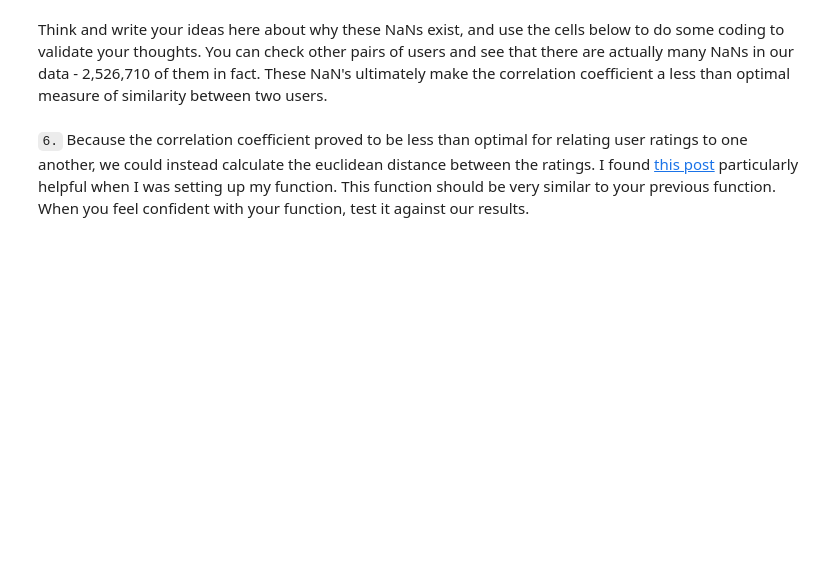
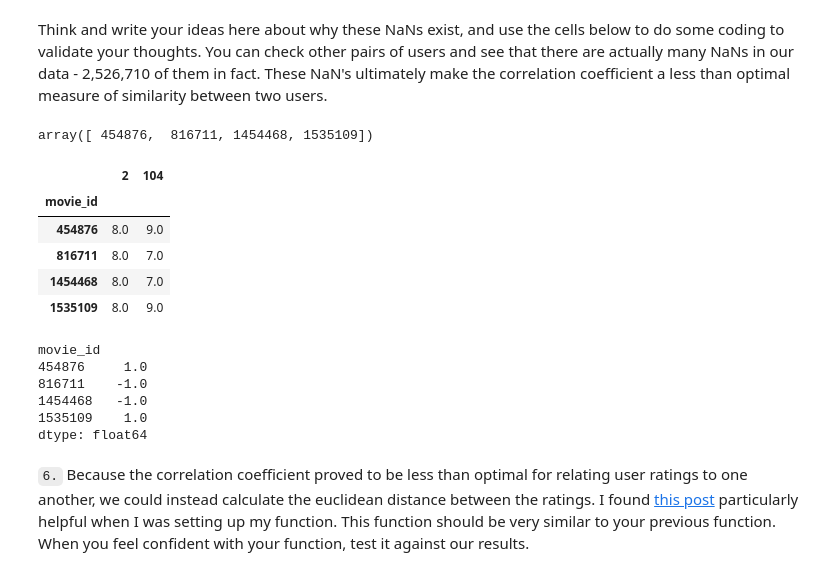
Before and after one commit to venson/Collaborative_Filtering, a Jupyter notebook: Collaborative Filtering.ipynb, the cells around one changed output. Saved outputs shown, nothing was run; the diff lists cells and outputs as text; code cells hidden in the pictures; blank space fills up the shorter version.

```diff
--- a/Collaborative Filtering.ipynb
+++ b/Collaborative Filtering.ipynb
@@ -134,4 +134,5 @@ _____
 # %%
 # Create user-by-item matrix
 user_by_movie = user_items.groupby(['user_id','movie_id']).mean().unstack(1)
+user_by_movie.columns = user_by_movie.columns.droplevel(0)
 # %%
@@ -320,8 +298,36 @@ If the function you wrote passed all of the tests, then you have correctly set u
 Think and write your ideas here about why these NaNs exist, and use the cells below to do some coding to validate your thoughts. You can check other pairs of users and see that there are actually many NaNs in our data - 2,526,710 of them in fact. These NaN's ultimately make the correlation coefficient a less than optimal measure of similarity between two users.
 # %%
 # Which movies did both user 2 and user 104 see?
+user1_movies = movies_to_analyze[2]
+user2_movies = movies_to_analyze[104]
+same_movies = np.intersect1d(user1_movies,user2_movies,assume_unique=True)
+same_movies
+# %% [output]
+array([ 454876,  816711, 1454468, 1535109])
 # %%
 # What were the ratings for each user for those movies?
+matrix = pd.DataFrame(
+    {
+        '2': user_by_movie.loc[2,same_movies],
+        '104': user_by_movie.loc[104,same_movies]
+    })
+matrix
+# %% [output]
+|  | 2 | 104 |
+| movie_id |  |  |
+| 454876 | 8.0 | 9.0 |
+| 816711 | 8.0 | 7.0 |
+| 1454468 | 8.0 | 7.0 |
+| 1535109 | 8.0 | 9.0 |
+# %%
+user_by_movie.loc[104,same_movies]  - user_by_movie.loc[2,same_movies]
+# %% [output]
+movie_id
+454876     1.0
+816711    -1.0
+1454468   -1.0
+1535109    1.0
+dtype: float64
 # %% [markdown]
 `6.` Because the correlation coefficient proved to be less than optimal for relating user ratings to one another, we could instead calculate the euclidean distance between the ratings.  I found [this post](https://stackoverflow.com/questions/1401712/how-can-the-euclidean-distance-be-calculated-with-numpy) particularly helpful when I was setting up my function.  This function should be very similar to your previous function.  When you feel confident with your function, test it against our results.
 # %%
```
Also changed, not shown: parts of 19 cells of this notebook.
